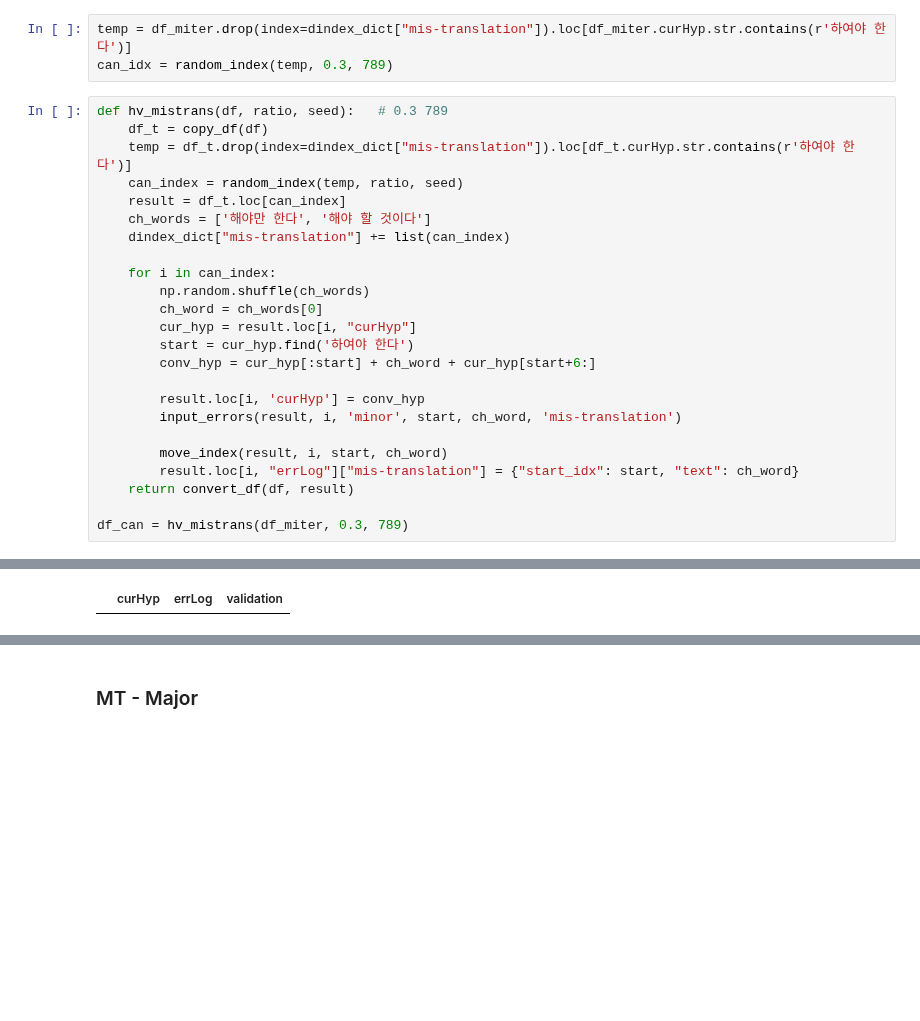
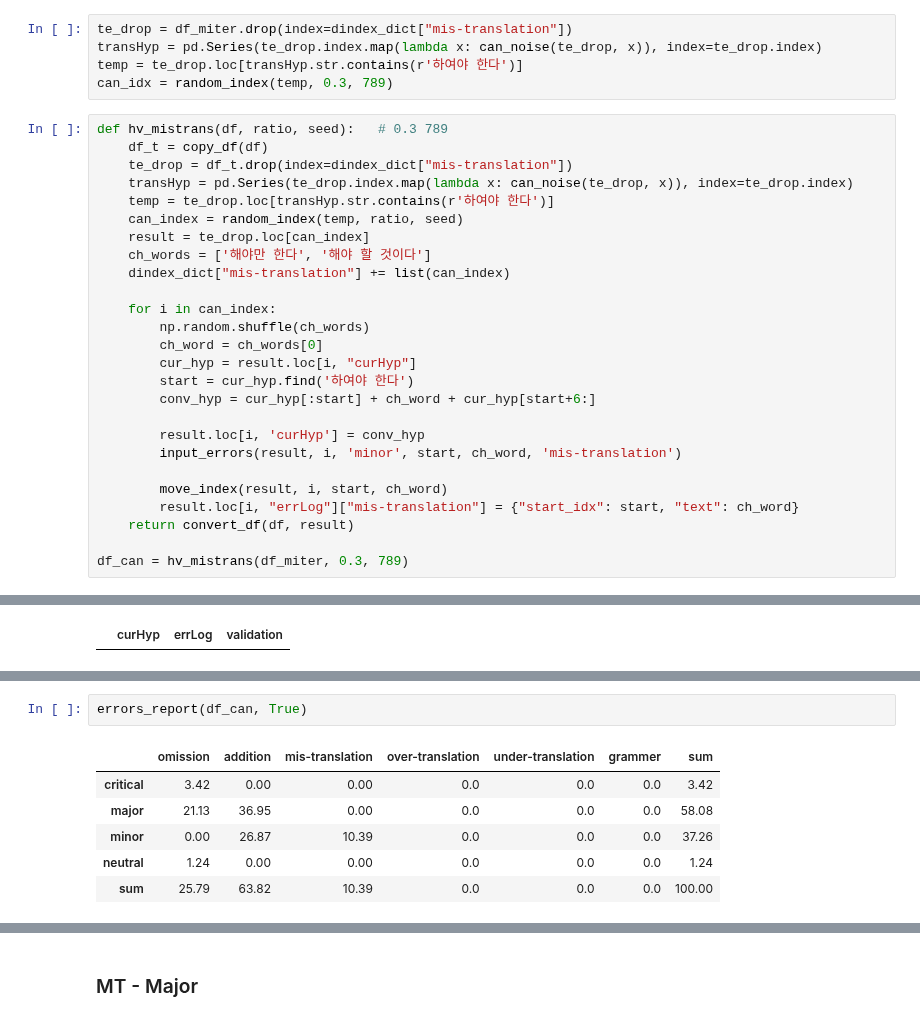
Before and after one commit to tjtmddnjswkd/capstone, a Jupyter notebook: 3_make_errors/e4_make_errors_all.ipynb, the cells around one changed output, grey strips where cells are left out. Drawn from its saved outputs; the diff is of its cells as text; blank space fills up the shorter version.

```diff
--- a/3_make_errors/e4_make_errors_all.ipynb
+++ b/3_make_errors/e4_make_errors_all.ipynb
@@ -646,12 +725,16 @@ dindex_dict["mis-translation"] = []
 # %%
-temp = df_miter.drop(index=dindex_dict["mis-translation"]).loc[df_miter.curHyp.str.contains(r'하여야 한다')]
+te_drop = df_miter.drop(index=dindex_dict["mis-translation"])
+transHyp = pd.Series(te_drop.index.map(lambda x: can_noise(te_drop, x)), index=te_drop.index)
+temp = te_drop.loc[transHyp.str.contains(r'하여야 한다')]
 can_idx = random_index(temp, 0.3, 789)
 # %%
 def hv_mistrans(df, ratio, seed):   # 0.3 789
     df_t = copy_df(df)
-    temp = df_t.drop(index=dindex_dict["mis-translation"]).loc[df_t.curHyp.str.contains(r'하여야 한다')]
+    te_drop = df_t.drop(index=dindex_dict["mis-translation"])
+    transHyp = pd.Series(te_drop.index.map(lambda x: can_noise(te_drop, x)), index=te_drop.index)
+    temp = te_drop.loc[transHyp.str.contains(r'하여야 한다')]
     can_index = random_index(temp, ratio, seed)
-    result = df_t.loc[can_index]
+    result = te_drop.loc[can_index]
     ch_words = ['해야만 한다', '해야 할 것이다']
     dindex_dict["mis-translation"] += list(can_index)
 
@@ -693,6 +776,15 @@ mis-translation:  1134
 over-translation:  0
 under-translation:  0
 grammer:  0
+# %%
+errors_report(df_can, True)
+# %% [output]
+|  | omission | addition | mis-translation | over-translation | under-translation | grammer | sum |
+| critical | 3.42 | 0.00 | 0.00 | 0.0 | 0.0 | 0.0 | 3.42 |
+| major | 21.13 | 36.95 | 0.00 | 0.0 | 0.0 | 0.0 | 58.08 |
+| minor | 0.00 | 26.87 | 10.39 | 0.0 | 0.0 | 0.0 | 37.26 |
+| neutral | 1.24 | 0.00 | 0.00 | 0.0 | 0.0 | 0.0 | 1.24 |
+| sum | 25.79 | 63.82 | 10.39 | 0.0 | 0.0 | 0.0 | 100.00 |
 # %%
 def ddo_trans(df, ratio, seed, val):
     df_t = copy_df(df)
```
Also changed, not shown: parts of 58 cells of this notebook.
